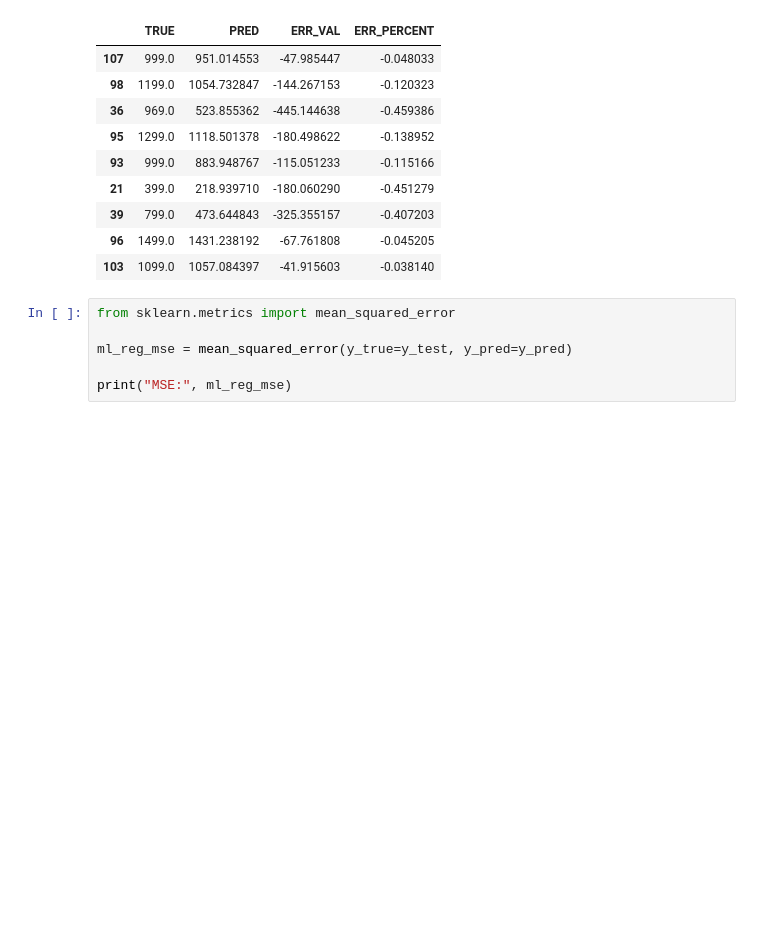
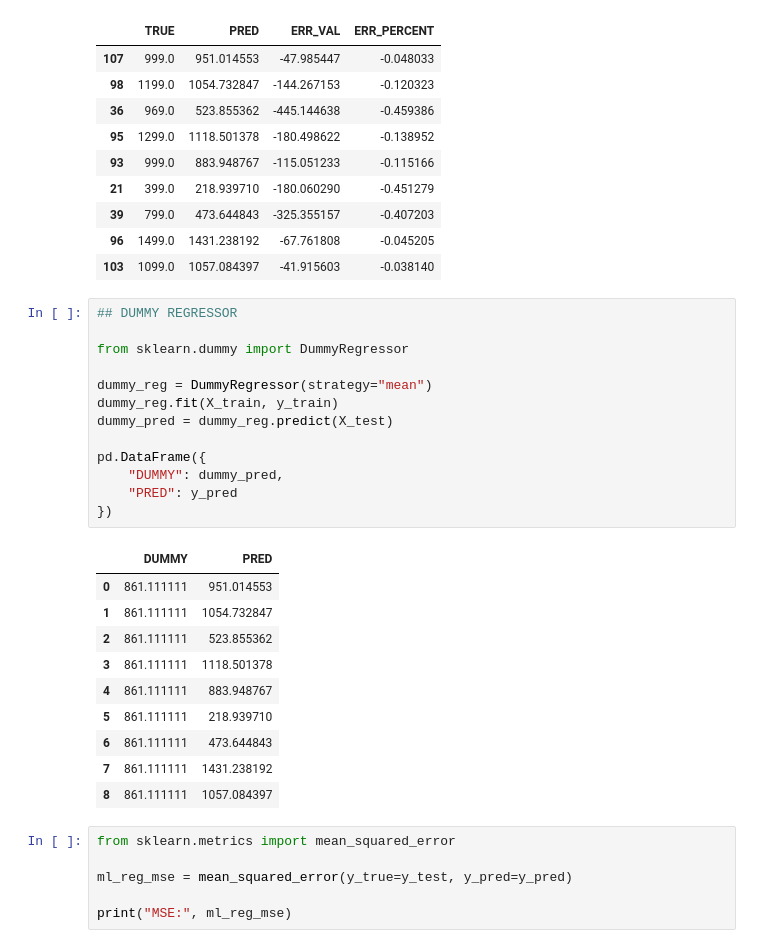
Before and after one commit to Tahsin-T-Ahmed/iphone-price-prediction-ai, a Jupyter notebook: model.ipynb, the cells around one changed output. Saved outputs shown, nothing was run; the diff lists cells and outputs as text; blank space fills up the shorter version.

Commit message:
added dummy regressor and displayed comparison

```diff
--- a/model.ipynb
+++ b/model.ipynb
@@ -293,6 +293,30 @@ dtype: float64
 | 39 | 799.0 | 473.644843 | -325.355157 | -0.407203 |
 | 96 | 1499.0 | 1431.238192 | -67.761808 | -0.045205 |
 | 103 | 1099.0 | 1057.084397 | -41.915603 | -0.038140 |
+# %%
+## DUMMY REGRESSOR
+
+from sklearn.dummy import DummyRegressor
+
+dummy_reg = DummyRegressor(strategy="mean")
+dummy_reg.fit(X_train, y_train)
+dummy_pred = dummy_reg.predict(X_test)
+
+pd.DataFrame({
+    "DUMMY": dummy_pred,
+    "PRED": y_pred
+})
+# %% [output]
+|  | DUMMY | PRED |
+| 0 | 861.111111 | 951.014553 |
+| 1 | 861.111111 | 1054.732847 |
+| 2 | 861.111111 | 523.855362 |
+| 3 | 861.111111 | 1118.501378 |
+| 4 | 861.111111 | 883.948767 |
+| 5 | 861.111111 | 218.939710 |
+| 6 | 861.111111 | 473.644843 |
+| 7 | 861.111111 | 1431.238192 |
+| 8 | 861.111111 | 1057.084397 |
 # %%
 from sklearn.metrics import mean_squared_error
 
```
